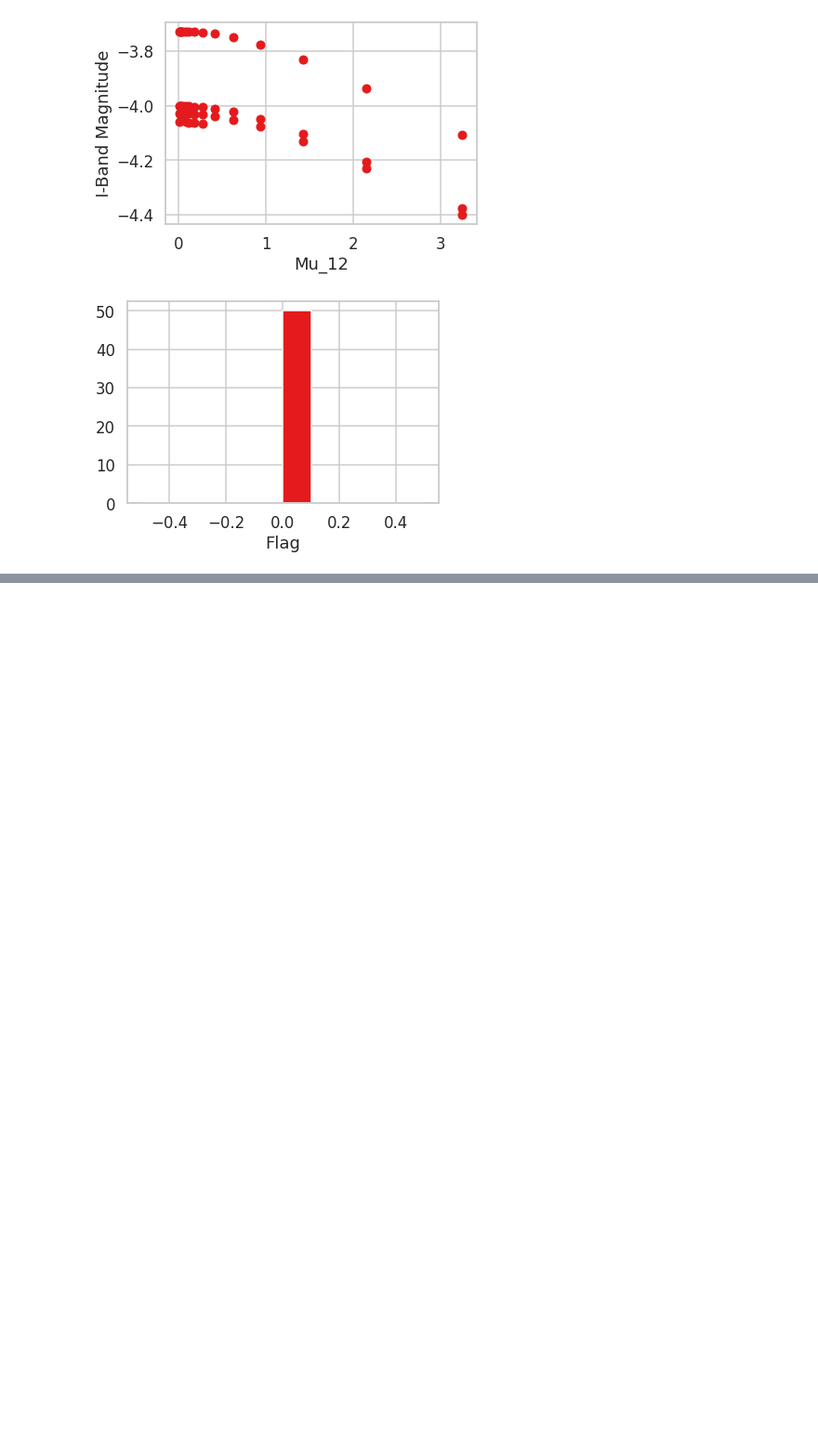
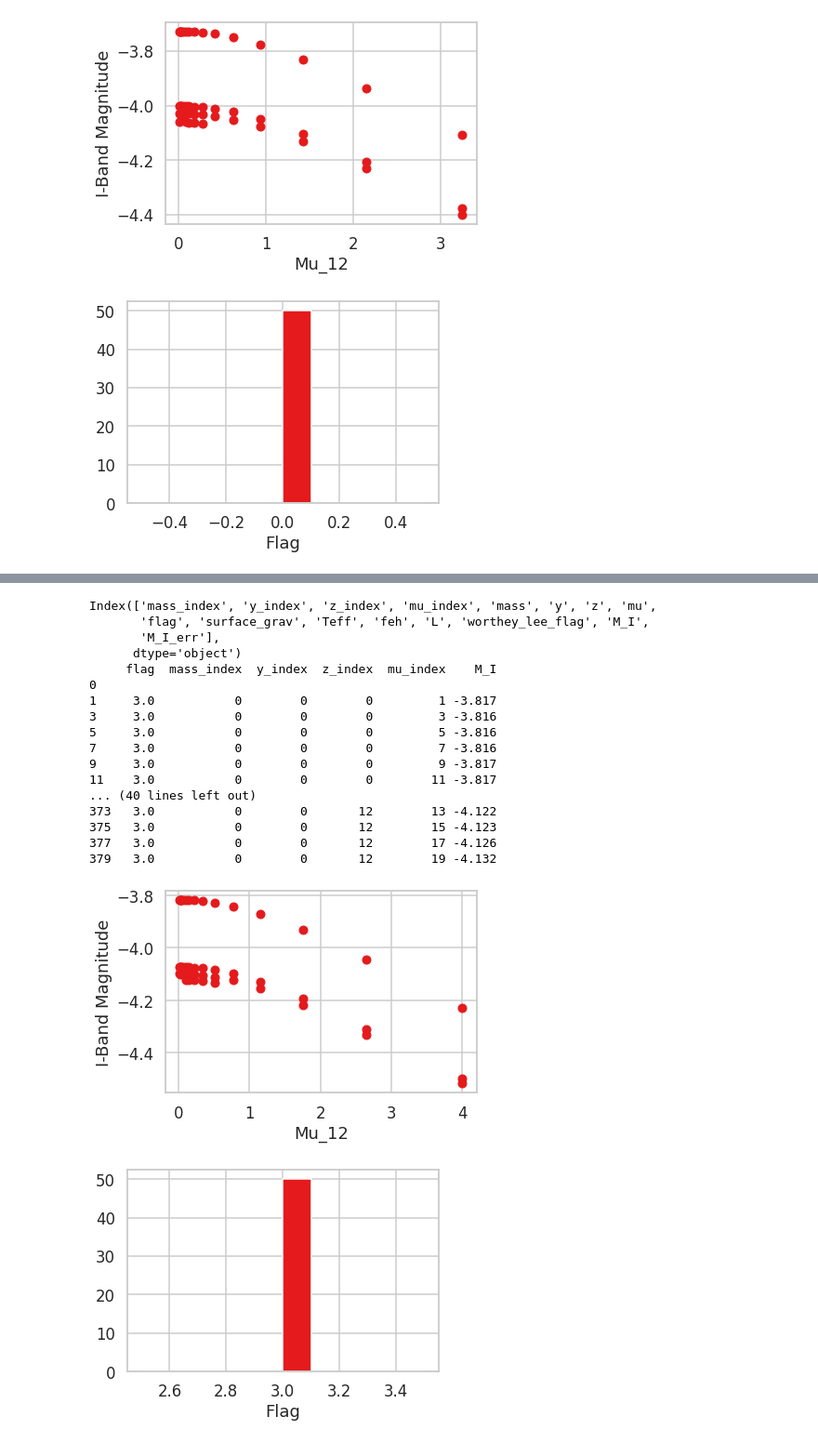
Before and after one commit to noahfranz13/NMDinStars, a Jupyter notebook: analysis/output_analysis/subset_test_analysis_newData.ipynb, the cells around one changed output, grey strips where cells are left out. Shown: that part at 93% size. Cells and saved outputs as stored; diff of their text form; code cells hidden in the pictures; blank space fills up the shorter version.

```diff
--- a/analysis/output_analysis/subset_test_analysis_newData.ipynb
+++ b/analysis/output_analysis/subset_test_analysis_newData.ipynb
@@ -77,3 +77,29 @@ plotMI(mesaOutFile)
 79566   2.0          10        6        2         6 -4.703
 [figure]
 [figure]
+# %%
+# check second grid values
+outdir = '/home/ubuntu/Documents/NMDinStars/mesa_mod/mesa-r12778/star/test_suite/NeutrinoMagneticDipoleMesa/WorthyLeeBC/'
+mesaOutFile = outdir + 'postProcess_output_second_test_M0.txt'
+
+plotMI(mesaOutFile)
+# %% [output]
+Index(['mass_index', 'y_index', 'z_index', 'mu_index', 'mass', 'y', 'z', 'mu',
+       'flag', 'surface_grav', 'Teff', 'feh', 'L', 'worthey_lee_flag', 'M_I',
+       'M_I_err'],
+      dtype='object')
+     flag  mass_index  y_index  z_index  mu_index    M_I
+0
+1     3.0           0        0        0         1 -3.817
+3     3.0           0        0        0         3 -3.816
+5     3.0           0        0        0         5 -3.816
+7     3.0           0        0        0         7 -3.816
+9     3.0           0        0        0         9 -3.817
+11    3.0           0        0        0        11 -3.817
+... (40 lines left out)
+373   3.0           0        0       12        13 -4.122
+375   3.0           0        0       12        15 -4.123
+377   3.0           0        0       12        17 -4.126
+379   3.0           0        0       12        19 -4.132
+[figure, added]
+[figure, added]
```
Also changed, not shown: parts of 1 cell of this notebook, 2 other files.
